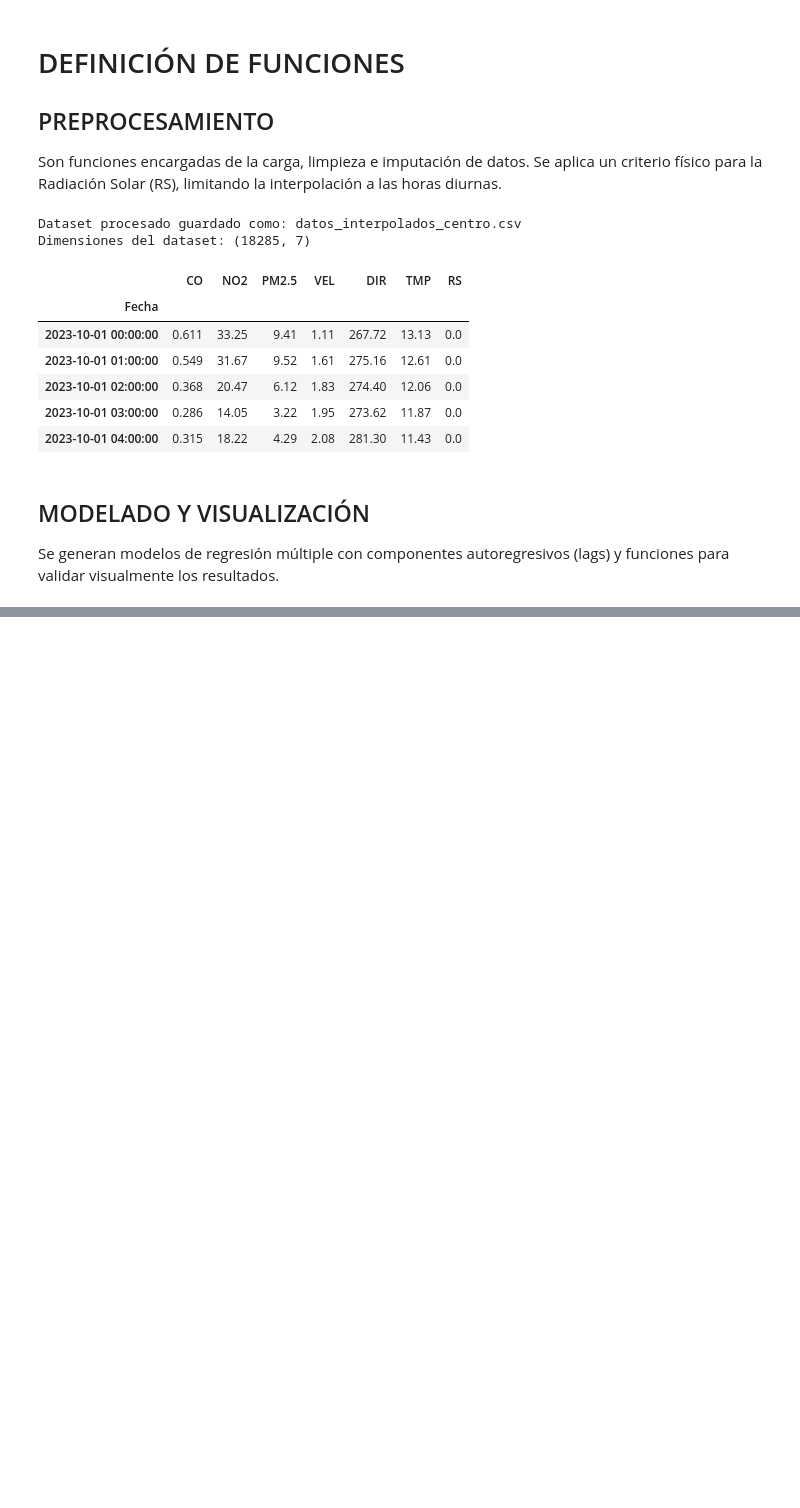
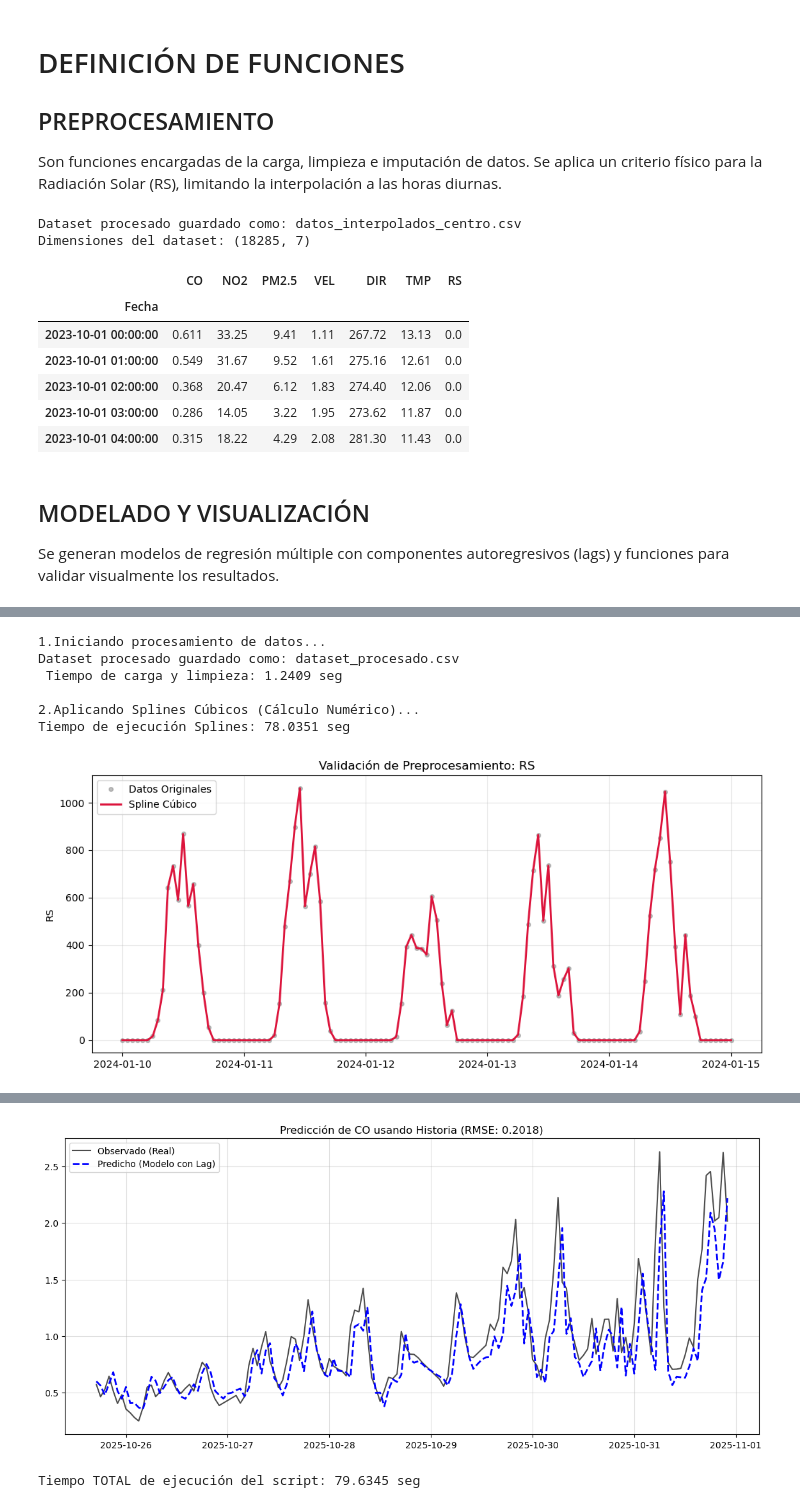
Before and after one commit to Meli-u/Grupo3-MetodosNumericos, a Jupyter notebook: Proyecto_MN_Grupo3.ipynb, the cells around one changed output, grey strips where cells are left out. Saved outputs shown, nothing was run; the diff lists cells and outputs as text; code cells hidden in the pictures; blank space fills up the shorter version.

```diff
--- a/Proyecto_MN_Grupo3.ipynb
+++ b/Proyecto_MN_Grupo3.ipynb
@@ -269,0 +277,67 @@ def visualizar_prediccion(fechas, Y_true, Y_pred, rmse):
+# %%
+# --- INICIO DEL CRONÓMETRO TOTAL ---
+tiempo_inicio_total = time.time()
+
+# --- PASO 1: CARGA ---
+archivo_entrada = "ProyMetodos_DatosCentro.xlsx"
+
+try:
+    print("1.Iniciando procesamiento de datos...")
+    t_inicio = time.time()
+    df_clean = procesar_dataset_aire(ruta_archivo=archivo_entrada)
+    t_fin = time.time()
+    print(f" Tiempo de carga y limpieza: {t_fin - t_inicio:.4f} seg")
+
+    # --- PASO 2: SPLINES ---
+    print("\n2.Aplicando Splines Cúbicos (Cálculo Numérico)...")
+    t_inicio = time.time()
+
+    vars_a_suavizar = ["CO", "NO2", "PM2.5", "VEL", "TMP", "RS"]
+    df_suavizado = aplicar_spline(df_clean, vars_a_suavizar)
+
+    t_fin = time.time()
+    print(f"Tiempo de ejecución Splines: {t_fin - t_inicio:.4f} seg")
+
+    # Validación visual
+    graficar_comparacion_metodos(df_suavizado, variable="RS", fecha_inicio="2024-01-10", dias=5)
+
+    # --- PASO 3: MODELADO CON LAG ---
+    print("\n3.Calculando modelo con memoria histórica (Mínimos Cuadrados)...")
+    t_inicio = time.time()
+
+    betas, rmse, r2, Y_real, Y_est, fechas_val = generar_modelo_minimos_cuadrados_lag(df_suavizado)
+
+    t_fin = time.time()
+    print(f"Tiempo de entrenamiento del modelo: {t_fin - t_inicio:.4f} seg")
+
+    # --- PASO 4: RESULTADOS ---
+    print("-" * 60)
+    print(f"REPORTE FINAL")
+    print("-" * 60)
+    print(f"R² (Coef. Determinación): {r2:.4f}")
+    print(f"RMSE (Error cuadrático):  {rmse:.4f}")
+    print("-" * 60)
+
+    names = ['Intercepto', 'CO(t)', 'CO(t-1)', 'VEL', 'TMP', 'RS']
+    print("Coeficientes calculados (Beta):")
+    for n, b in zip(names, betas):
+        print(f"  {n:<12}: {b:+.5f}")
+
+    visualizar_prediccion(fechas_val, Y_real, Y_est, rmse)
+
+except FileNotFoundError:
+    print(f"Error: No se encontró el archivo '{archivo_entrada}'.")
+except Exception as e:
+    print(f"Error inesperado: {e}")
+
+# --- FIN DEL CRONÓMETRO TOTAL ---
+tiempo_fin_total = time.time()
+print(f"\nTiempo TOTAL de ejecución del script: {tiempo_fin_total - tiempo_inicio_total:.4f} seg")
+# %% [output]
+1.Iniciando procesamiento de datos...
+Dataset procesado guardado como: dataset_procesado.csv
+ Tiempo de carga y limpieza: 1.2409 seg
+
+2.Aplicando Splines Cúbicos (Cálculo Numérico)...
+Tiempo de ejecución Splines: 78.0351 seg
+[figure, added]
@@ -269,0 +359,2 @@ def visualizar_prediccion(fechas, Y_true, Y_pred, rmse):
+[figure, added]
+Tiempo TOTAL de ejecución del script: 79.6345 seg
```
Also changed, not shown: parts of 2 cells of this notebook.
